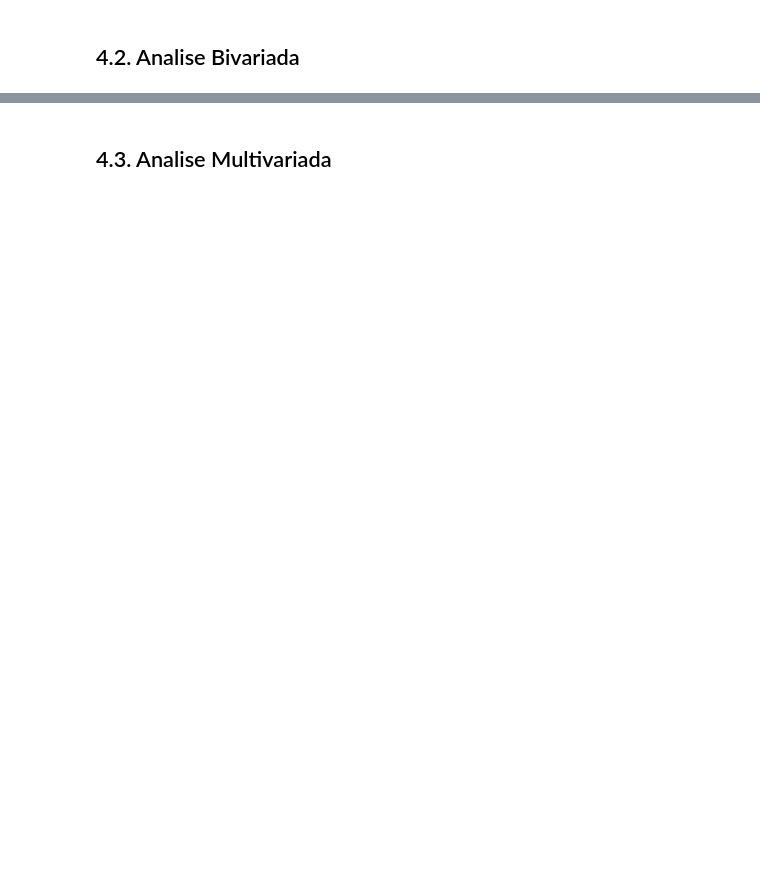
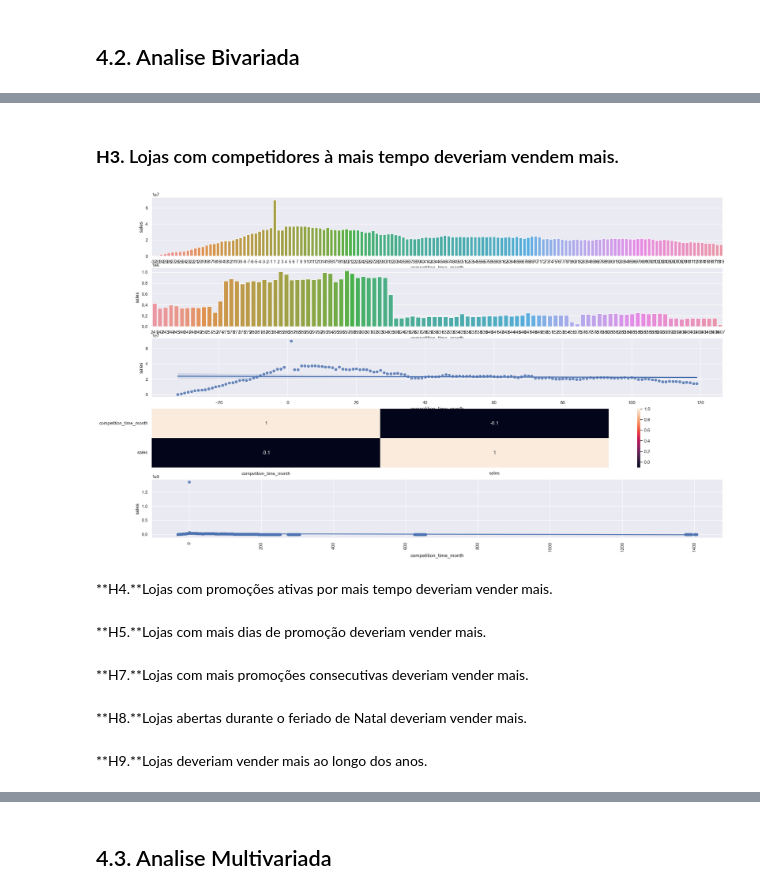
Before and after one commit to HallanMiranda/Ds_Producao-Rossman, a Jupyter notebook: Rossmann.ipynb, the cells around one changed output, grey strips where cells are left out. Cells and saved outputs as stored; diff of their text form; code cells hidden in the pictures; blank space fills up the shorter version.

```diff
--- a/Rossmann.ipynb
+++ b/Rossmann.ipynb
@@ -587,0 +644,37 @@ plt.show()
+# %% [markdown]
+### **H3.** Lojas com competidores à mais tempo deveriam vendem mais.
+# %%
+fig,(ax1,ax2,ax3,ax4,ax5) = plt.subplots( 5, 1, figsize=(25,15))
+
+# plot de barras com as variaveis tempo
+aux1 = df4[['competition_time_month','sales']].groupby('competition_time_month').sum().reset_index()
+sns.regplot(x='competition_time_month', y='sales', data=aux1, ax=ax5)
+
+
+# filtro da variavel tempo < 120 !=0
+aux2 = aux1[ ( aux1['competition_time_month'] < 120 ) & ( aux1['competition_time_month'] != 0)]
+sns.barplot(x='competition_time_month', y='sales', data=aux2, ax=ax1);
+plt.xticks( rotation=90);
+
+# filtro da variavel tempo > 120 e < 240
+aux3 = aux1[(aux1['competition_time_month'] > 120) & (aux1['competition_time_month'] > 240 )]
+sns.barplot(x='competition_time_month', y='sales', data=aux3, ax=ax2);
+plt.xticks( rotation=90);
+
+# grafico de dispersao com linha de regrasao
+sns.regplot(x='competition_time_month', y='sales', data=aux2, ax=ax3);
+
+# graphic correlation
+aux4 = sns.heatmap( aux1.corr(method='pearson'), annot=True, ax=ax4);
+# %% [output]
+[figure, added]
+# %% [markdown]
+**H4.**Lojas com promoções ativas por mais tempo deveriam vender mais.
+# %% [markdown]
+**H5.**Lojas com mais dias de promoção deveriam vender mais.
+# %% [markdown]
+**H7.**Lojas com mais promoções consecutivas deveriam vender mais.
+# %% [markdown]
+**H8.**Lojas abertas durante o feriado de Natal deveriam vender mais.
+# %% [markdown]
+**H9.**Lojas deveriam vender mais ao longo dos anos.
```
Also changed, not shown: parts of 21 cells of this notebook.
